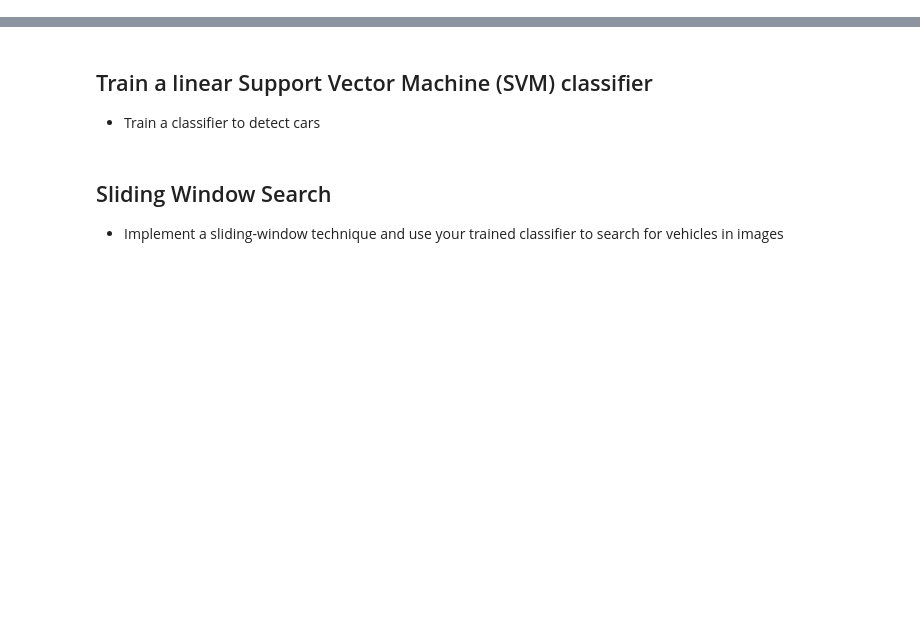
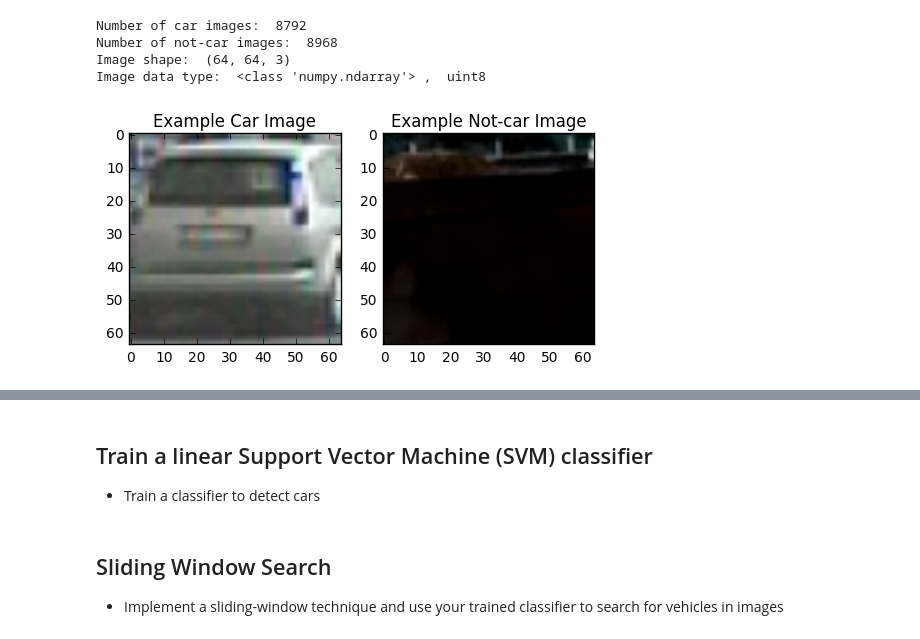
Before and after one commit to kkufieta/CarND-Vehicle-Detection, a Jupyter notebook: vehicle_detection.ipynb, the cells around one changed output, grey strips where cells are left out. Drawn from its saved outputs; the diff is of its cells as text; code cells hidden in the pictures; blank space fills up the shorter version.

Commit message:
feat: Add imports and HOG feature extraction

```diff
--- a/vehicle_detection.ipynb
+++ b/vehicle_detection.ipynb
@@ -19,0 +34,36 @@ The goals / steps of this project are the following:
+# %%
+# Import all image paths for the images used to train the classifier
+car_paths = glob.glob('dataset_vehicles/*/*.png')
+not_car_paths = glob.glob('dataset_non_vehicles/*/*.png')
+print('Number of car images: ', len(car_paths))
+print('Number of not-car images: ', len(not_car_paths))
+example_image = cv2.imread(car_paths[0])
+print('Image shape: ', example_image.shape)
+print('Image data type: ', type(example_image), ", ", example_image.dtype)
+
+# Import all image paths for the images to test your classifier on
+test_paths = glob.glob('test_images/*.jpg')
+
+# Just for fun choose random car / not-car indices and plot example images
+car_ind = np.random.randint(0, len(car_paths))
+notcar_ind = np.random.randint(0, len(not_car_paths))
+
+# Read in car / not-car images
+car_image = cv2.imread(car_paths[car_ind])
+notcar_image = cv2.imread(not_car_paths[notcar_ind])
+
+# Plot the examples
+fig = plt.figure()
+plt.subplot(121)
+plt.imshow(car_image)
+plt.title('Example Car Image')
+plt.subplot(122)
+plt.imshow(notcar_image)
+plt.title('Example Not-car Image')
+plt.show()
+# %% [output]
+Number of car images:  8792
+Number of not-car images:  8968
+Image shape:  (64, 64, 3)
+Image data type:  <class 'numpy.ndarray'> ,  uint8
+[figure, added]
```
Also changed, not shown: parts of 6 cells of this notebook.
